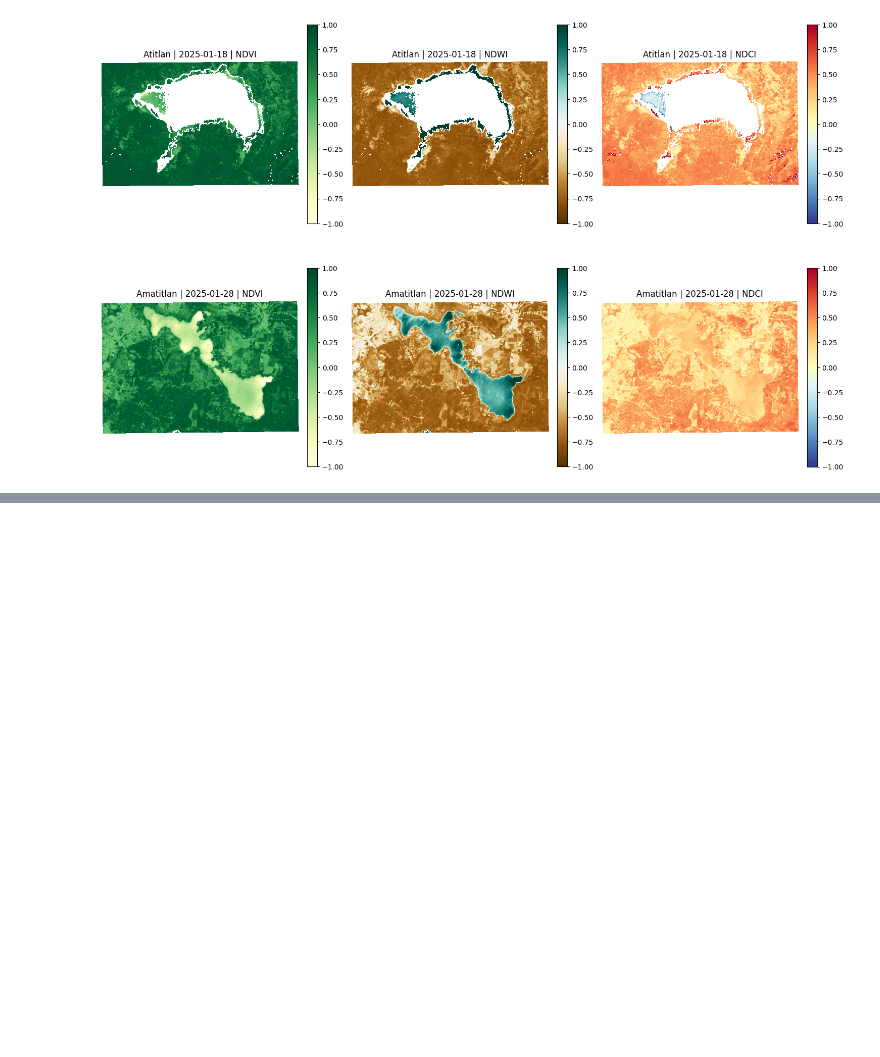
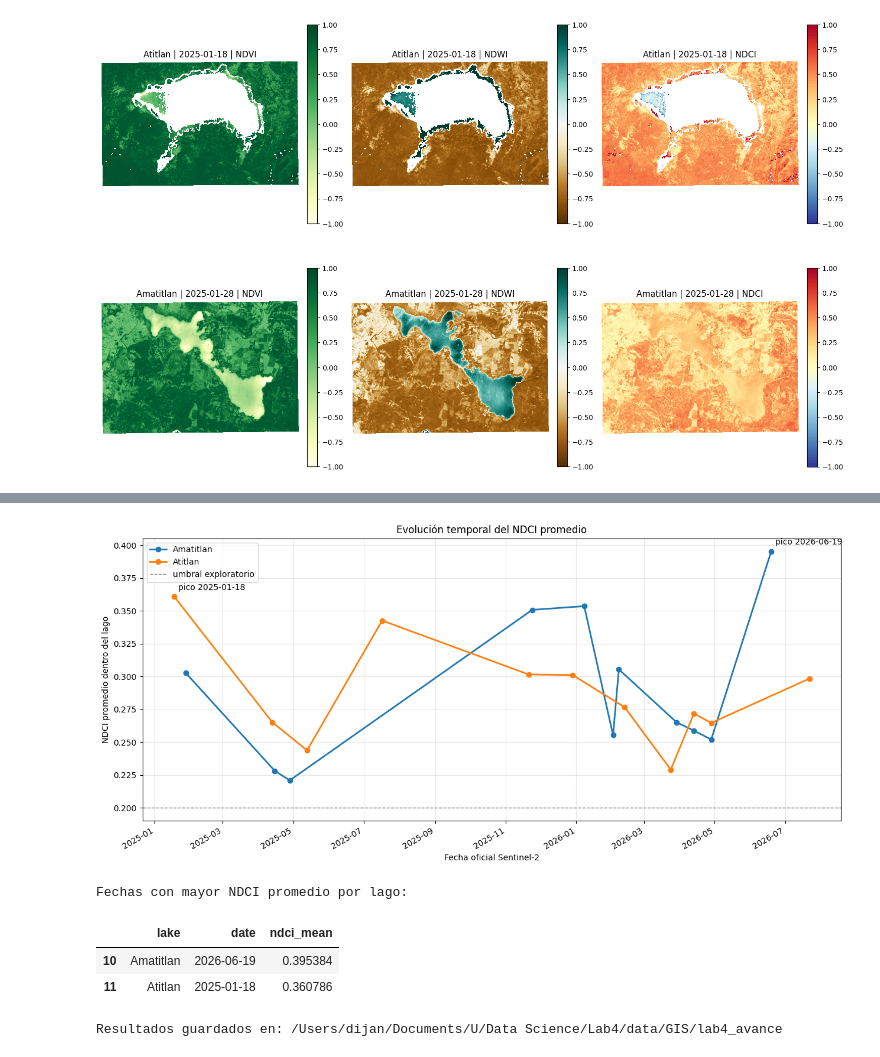
Before and after one commit to DavidDominguez-11/DS-Lab1, a Jupyter notebook: Lab4.ipynb, the cells around one changed output, grey strips where cells are left out. Drawn from its saved outputs; the diff is of its cells as text; code cells hidden in the pictures; blank space fills up the shorter version.

Commit message:
Analisis temporal del indice de cianobacteria (Ejercicio 4)

```diff
--- a/Lab4.ipynb
+++ b/Lab4.ipynb
@@ -286,0 +291,29 @@ plt.show()
+# %%
+fig, ax = plt.subplots(figsize=(13, 6))
+for lake_name, group in summary.groupby("lake"):
+    group = group.sort_values("date")
+    ax.plot(group["date"], group["ndci_mean"], marker="o", linewidth=2, label=lake_name)
+    peak = group.loc[group["ndci_mean"].idxmax()]
+    ax.annotate(f"pico {peak.date:%Y-%m-%d}", (peak.date, peak.ndci_mean), xytext=(5, 8), textcoords="offset points")
+ax.axhline(NDCI_HIGH_THRESHOLD, color="gray", linestyle="--", linewidth=1, label="umbral exploratorio")
+ax.set_title("Evolución temporal del NDCI promedio")
+ax.set_xlabel("Fecha oficial Sentinel-2")
+ax.set_ylabel("NDCI promedio dentro del lago")
+ax.grid(alpha=0.3)
+ax.legend()
+fig.autofmt_xdate()
+fig.tight_layout()
+fig.savefig(DATA_DIR / "serie_temporal_ndci.png", dpi=150, bbox_inches="tight")
+plt.show()
+
+peaks = summary.loc[summary.groupby("lake")["ndci_mean"].idxmax(), ["lake", "date", "ndci_mean"]]
+print("Fechas con mayor NDCI promedio por lago:")
+display(peaks)
+print(f"Resultados guardados en: {DATA_DIR.resolve()}")
+# %% [output]
+[figure, added]
+Fechas con mayor NDCI promedio por lago:
+|  | lake | date | ndci_mean |
+| 10 | Amatitlan | 2026-06-19 | 0.395384 |
+| 11 | Atitlan | 2025-01-18 | 0.360786 |
+Resultados guardados en: /Users/dijan/Documents/U/Data Science/Lab4/data/GIS/lab4_avance
```
Also changed, not shown: parts of 2 cells of this notebook.
